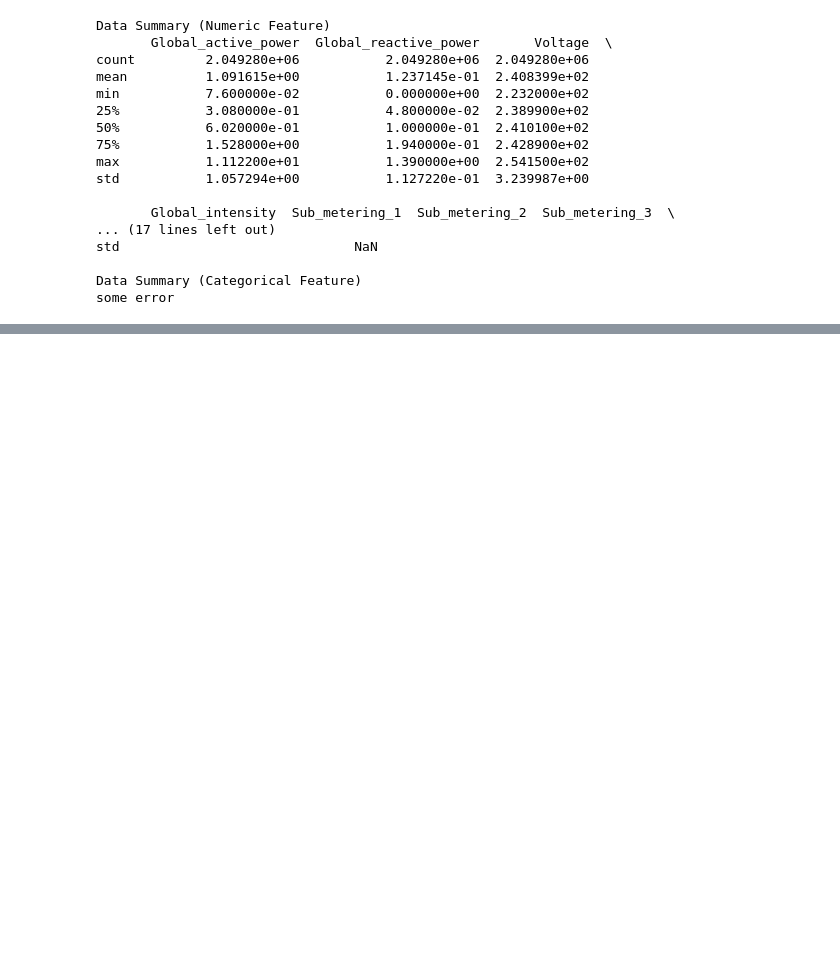
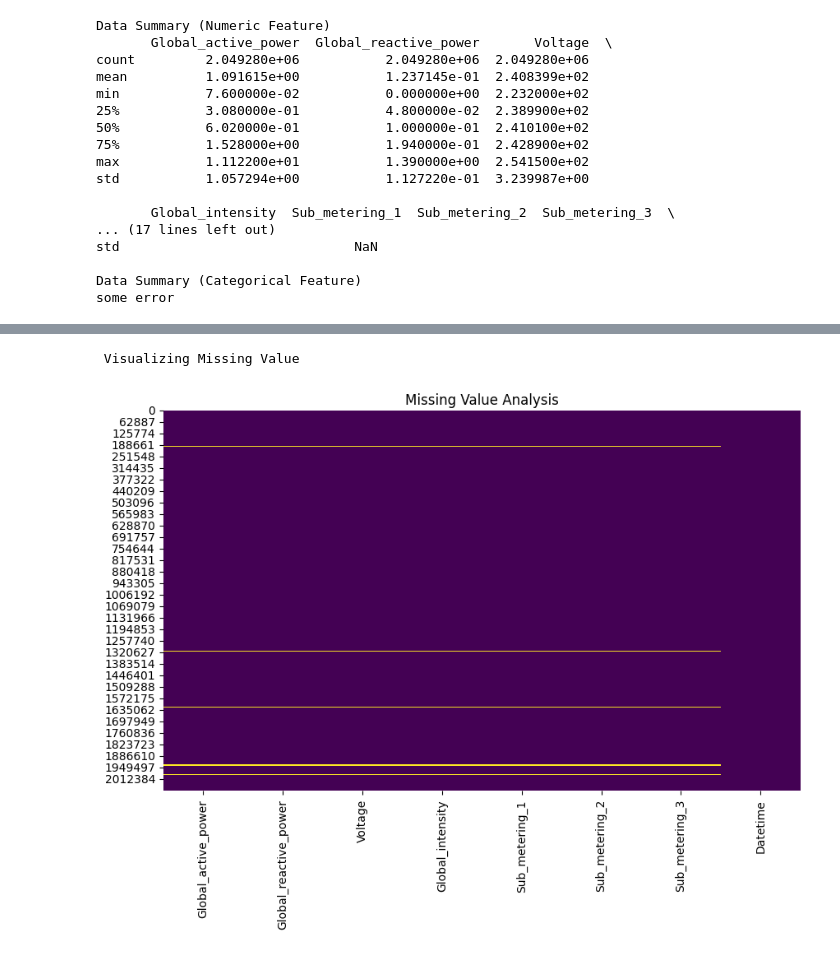
Before and after one commit to yuvraj-rathod-1202/Electricity_Consumption_Predictor, a Jupyter notebook: EDA/EDA.ipynb, the cells around one changed output, grey strips where cells are left out. Saved outputs shown, nothing was run; the diff lists cells and outputs as text; code cells hidden in the pictures; blank space fills up the shorter version.

```diff
--- a/EDA/EDA.ipynb
+++ b/EDA/EDA.ipynb
@@ -87,0 +100,5 @@ some error
+# %%
+SimpleMisssingValueAnalysis().MissingValueAnalysis(df)
+# %% [output]
+ Visualizing Missing Value
+[figure, added]
```
Also changed, not shown: parts of 2 cells of this notebook.
